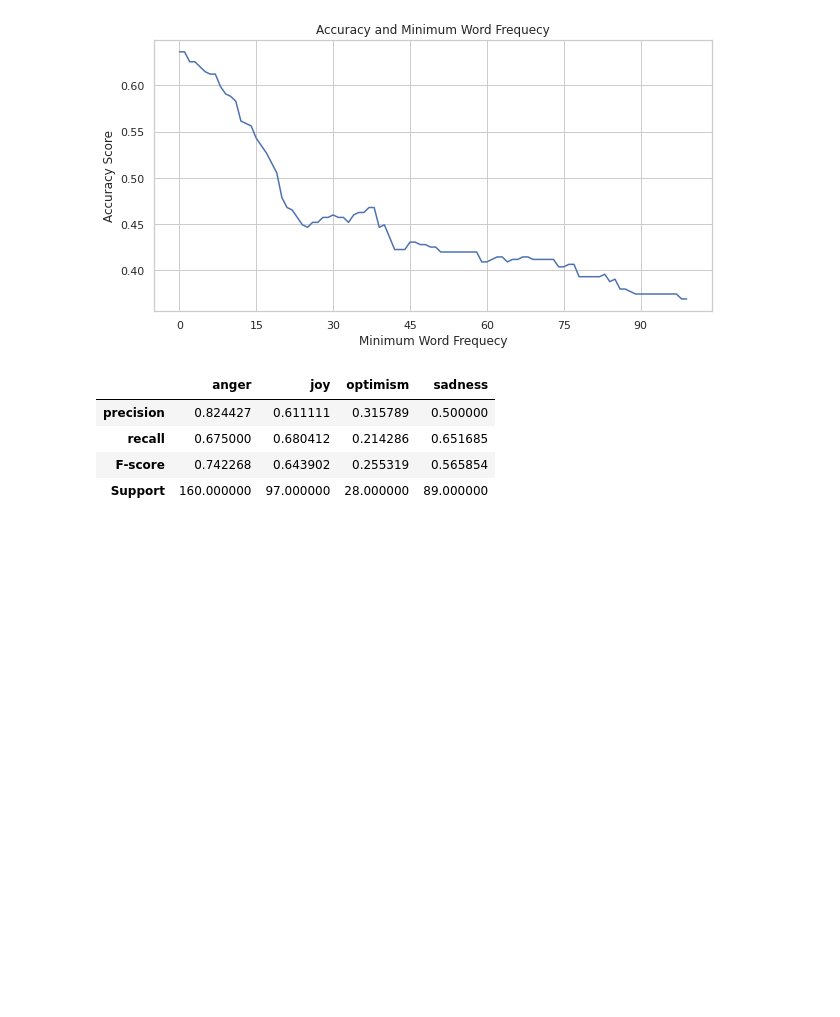
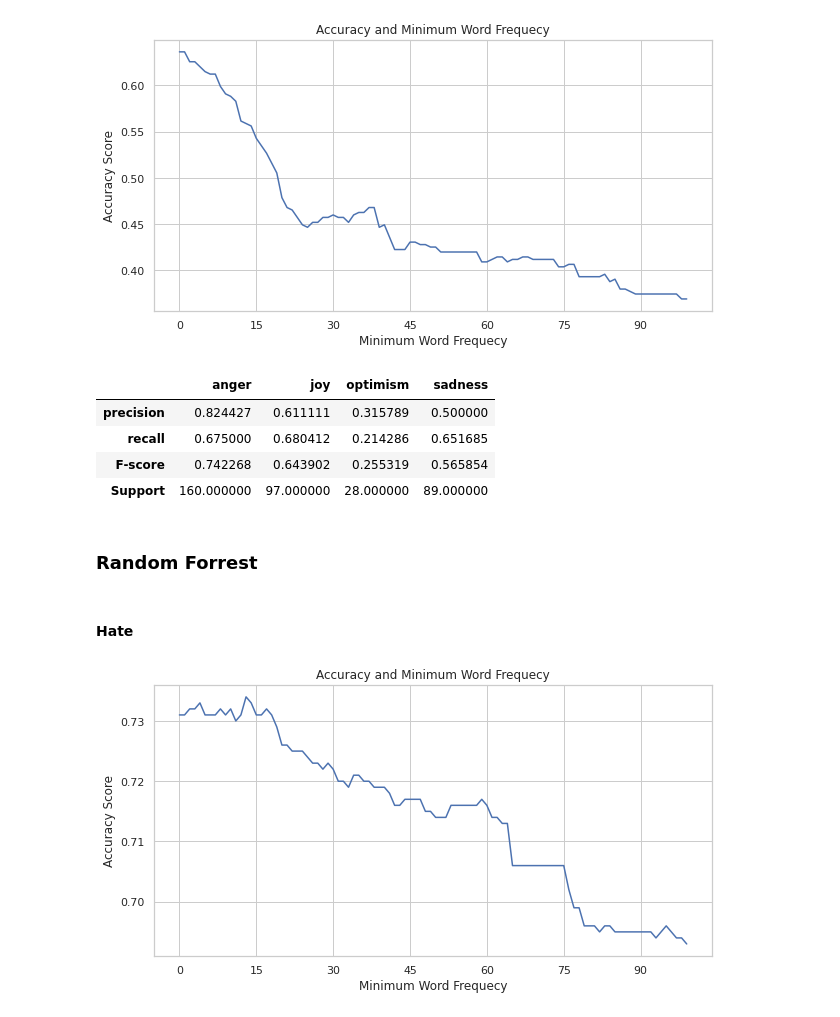
Before and after one commit to jonas-mika/twitter-hatespeech-detection, a Jupyter notebook: notebooks/project4.ipynb, the cells around one changed output. Saved outputs shown, nothing was run; the diff lists cells and outputs as text; code cells hidden in the pictures; blank space fills up the shorter version.

Commit message:
aidan,nicola,hugo random forest classifier

```diff
--- a/notebooks/project4.ipynb
+++ b/notebooks/project4.ipynb
@@ -938,3 +936,5 @@ model_prf_score("emotion",1,baseline)
 | recall | 0.675000 | 0.680412 | 0.214286 | 0.651685 |
 | F-score | 0.742268 | 0.643902 | 0.255319 | 0.565854 |
 | Support | 160.000000 | 97.000000 | 28.000000 | 89.000000 |
+# %% [markdown]
+### Random Forrest
@@ -940,0 +943,11 @@ model_prf_score("emotion",1,baseline)
+# %% [markdown]
+#### Hate
+# %%
+Forest = RandomForestClassifier(max_depth=None, n_estimators=1000,random_state=0)
+Forest.fit(text_format ("hate",
+remove_stop_uncommon(DATA["processed"]["hate"]["train_text"],1,VOCABULARY['hate']),tvt="train"),
+DATA['processed']['hate']['train_labels']);
+# %%
+plot_accuracy(100,"hate",Forest)
+# %% [output]
+[figure, added]
```
Also changed, not shown: parts of 10 cells of this notebook.
